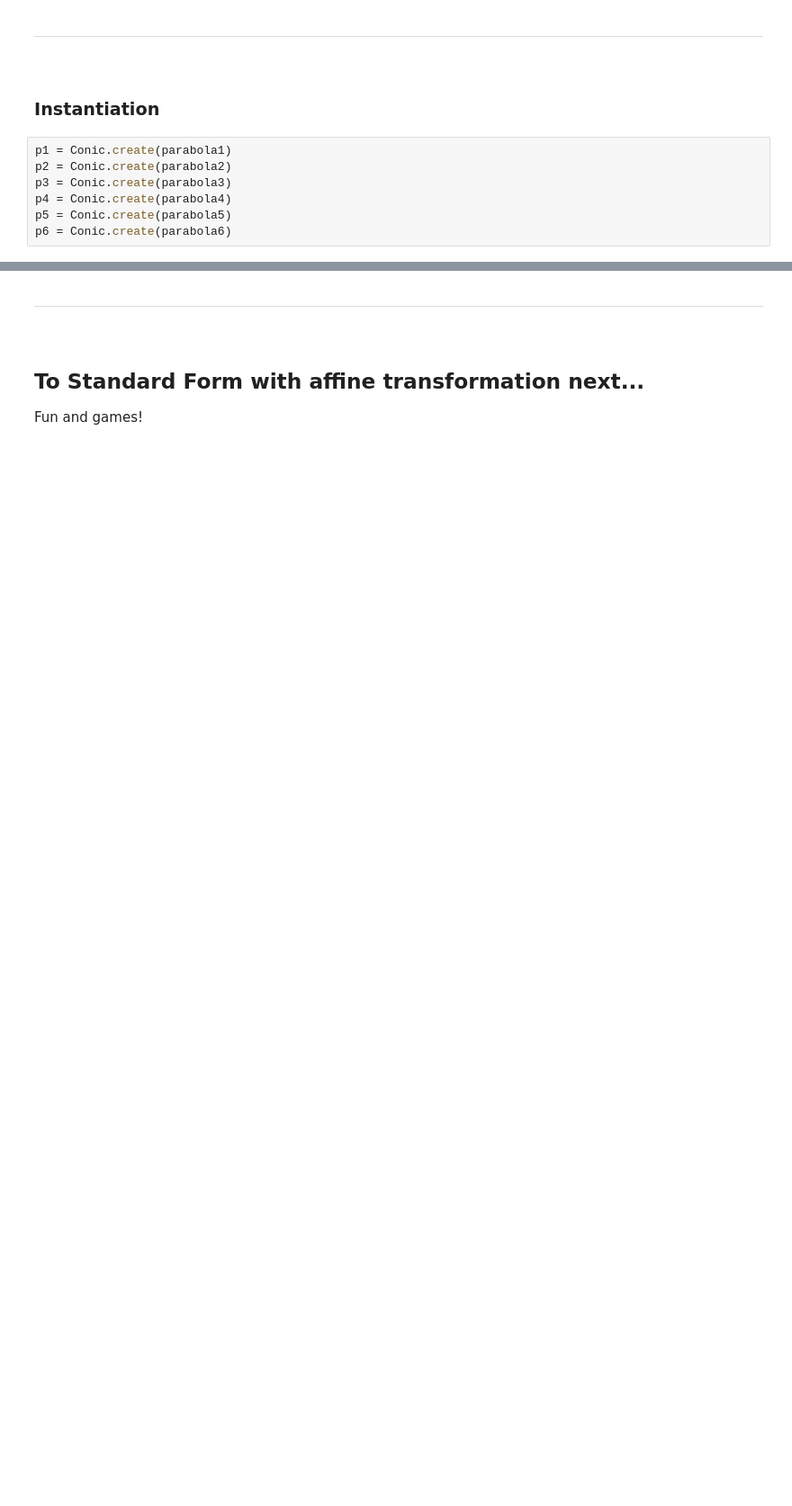
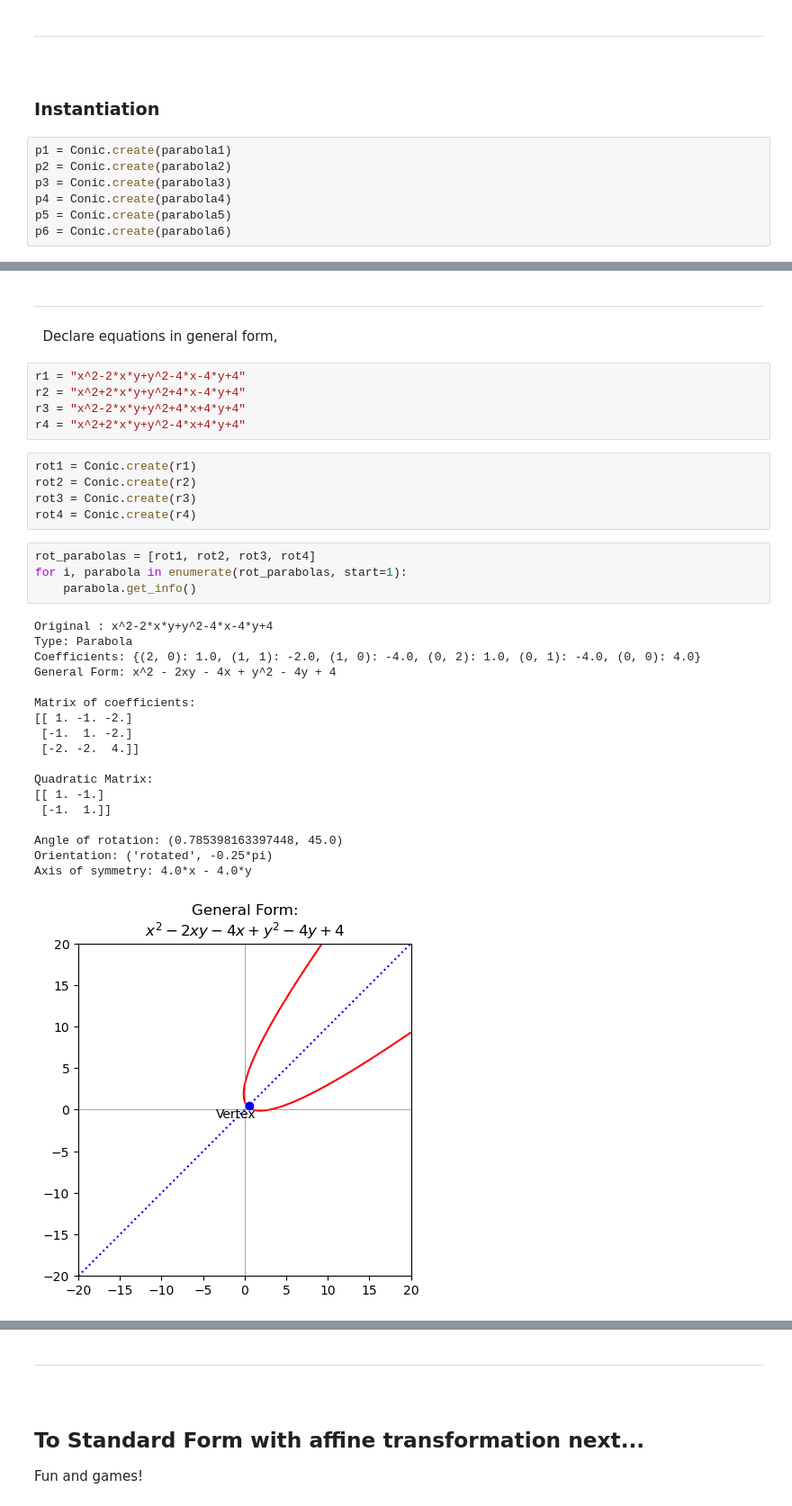
Before and after one commit to pineapple-bois/conic, a Jupyter notebook: Notebooks/Parabolas.ipynb, the cells around one changed output, grey strips where cells are left out. Shown at 90% size. Cells and saved outputs as stored; diff of their text form; blank space fills up the shorter version.

```diff
--- a/Notebooks/Parabolas.ipynb
+++ b/Notebooks/Parabolas.ipynb
@@ -210,0 +281,37 @@ Vertex: (1, -4)
+# %% [markdown]
+----
+&nbsp;
+Declare equations in general form,
+# %%
+r1 = "x^2-2*x*y+y^2-4*x-4*y+4"
+r2 = "x^2+2*x*y+y^2+4*x-4*y+4"
+r3 = "x^2-2*x*y+y^2+4*x+4*y+4"
+r4 = "x^2+2*x*y+y^2-4*x+4*y+4"
+# %%
+rot1 = Conic.create(r1)
+rot2 = Conic.create(r2)
+rot3 = Conic.create(r3)
+rot4 = Conic.create(r4)
+# %%
+rot_parabolas = [rot1, rot2, rot3, rot4]
+for i, parabola in enumerate(rot_parabolas, start=1):
+    parabola.get_info()
+# %% [output]
+Original : x^2-2*x*y+y^2-4*x-4*y+4
+Type: Parabola
+Coefficients: {(2, 0): 1.0, (1, 1): -2.0, (1, 0): -4.0, (0, 2): 1.0, (0, 1): -4.0, (0, 0): 4.0}
+General Form: x^2 - 2xy - 4x + y^2 - 4y + 4
+
+Matrix of coefficients:
+[[ 1. -1. -2.]
+ [-1.  1. -2.]
+ [-2. -2.  4.]]
+
+Quadratic Matrix:
+[[ 1. -1.]
+ [-1.  1.]]
+
+Angle of rotation: (0.785398163397448, 45.0)
+Orientation: ('rotated', -0.25*pi)
+Axis of symmetry: 4.0*x - 4.0*y
+[figure, added]
```
Also changed, not shown: parts of 28 cells of this notebook.
